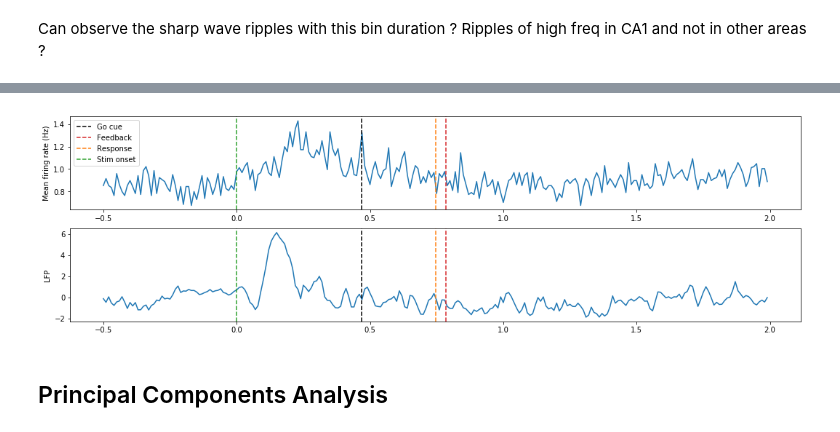
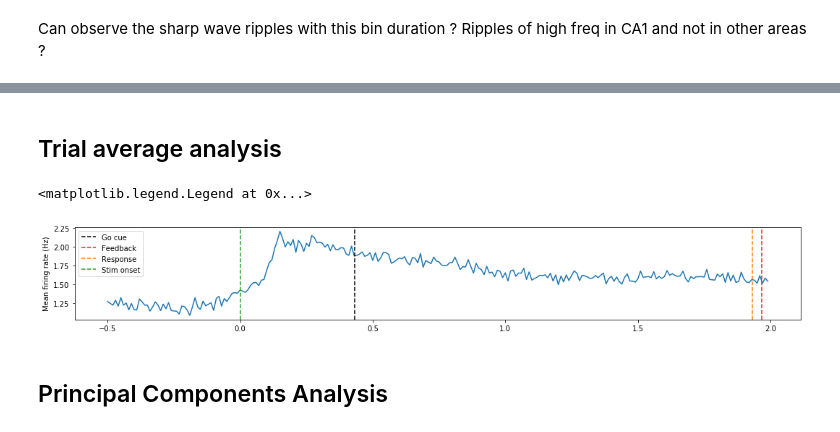
Before and after one commit to cedricfoucault/scarletbutterfly, a Jupyter notebook: data_analysis.ipynb, the cells around one changed output, grey strips where cells are left out. Saved outputs shown, nothing was run; the diff lists cells and outputs as text; code cells hidden in the pictures.

```diff
--- a/data_analysis.ipynb
+++ b/data_analysis.ipynb
@@ -1,7 +1,6 @@
 # %%
 import numpy as np
 import matplotlib.pyplot as plt
-plt.rcParams['figure.figsize'] = [18, 8]
 # %%
 fname = []
 for j in range(3):
@@ -12,8 +11,10 @@ for j in range(len(fname)):
     alldat = np.hstack((alldat, np.load('steinmetz_part%d.npz'%j, allow_pickle=True)['dat']))
 # %%
 # select just one of the recordings here. 11 is nice because it has some neurons in vis ctx.
-dat = alldat[13]
+dat = alldat[21]
 print(dat.keys())
 print("Number of neurons: {}\nNumber of trials: {}\nNumber of timesteps: {}".format(*dat['spks'].shape))
 print("Recorded brain areas:", *["{} ({}),".format(*elem) for elem in zip(*np.unique(dat['brain_area'], return_counts=True))])
+
+dat['mouse_name']
 # %% [output]
@@ -28,0 +29,4 @@ Mouse 0 has 178 recorded neurons in VISp (correlates with action but not choice)
+# %%
+dt = 0.01 # bin duration (ms)
+t = np.arange(dat['spks'].shape[2])*dt
+t -= 0.5 # set timestep 0 to stimulus onset
@@ -127,24 +146,42 @@ Ripples of high freq in CA1 and not in other areas ?
+# %% [markdown]
+## Trial average analysis
 # %%
-brain_area = "VISp"
+# brain_area = "VISp"
+brain_area = "MOs"
 neur_spks_avg = dat['spks'][dat['brain_area'] == brain_area].mean(axis=(0,1)) # mean neural activity averaged over trials
+
+plt.figure(figsize=[18,8])
 
 # plot mean firing rate
 plt.subplot(3, 1, 1)
 plt.plot(t, 1/dt*neur_spks_avg)
 
 plot_vlines(label=True)
 
 plt.ylabel("Mean firing rate (Hz)")
 plt.legend()
 
 # plot local field potential
-plt.subplot(3, 1, 2)
-plt.plot(t, dat['lfp'][dat['brain_area_lfp'].index(brain_area)].mean(axis=0))
-plot_vlines()
-plt.ylabel("LFP")
-plt.show()
+# plt.subplot(3, 1, 2)
+# plt.plot(t, dat['lfp'][dat['brain_area_lfp'].index(brain_area)].mean(axis=0))
+# # plt.plot(t, dat['lfp'][dat['brain_area_lfp'].index(brain_area)][0])
+
+# plot_vlines()
+# plt.ylabel("LFP")
+
+# plt.subplot(3, 1, 3)
+# # plt.plot(t, dat['lfp_passive'][dat['brain_area_lfp'].index(brain_area)].mean(axis=0))
+# plt.plot(t, dat['lfp_passive'][dat['brain_area_lfp'].index(brain_area)][0])
+
+# plot_vlines()
+# plt.ylabel("LFP passive")
+# plt.show()
+
+# print(dat['lfp'].shape)
+# print(dat['lfp_passive'].shape)
 # %% [output]
+<matplotlib.legend.Legend at 0x...>
-[figure, old version]
+[figure, new version]
 # %% [markdown]
 ## Principal Components Analysis
 # %%
```
Also changed, not shown: parts of 11 cells of this notebook, 5 other files.
